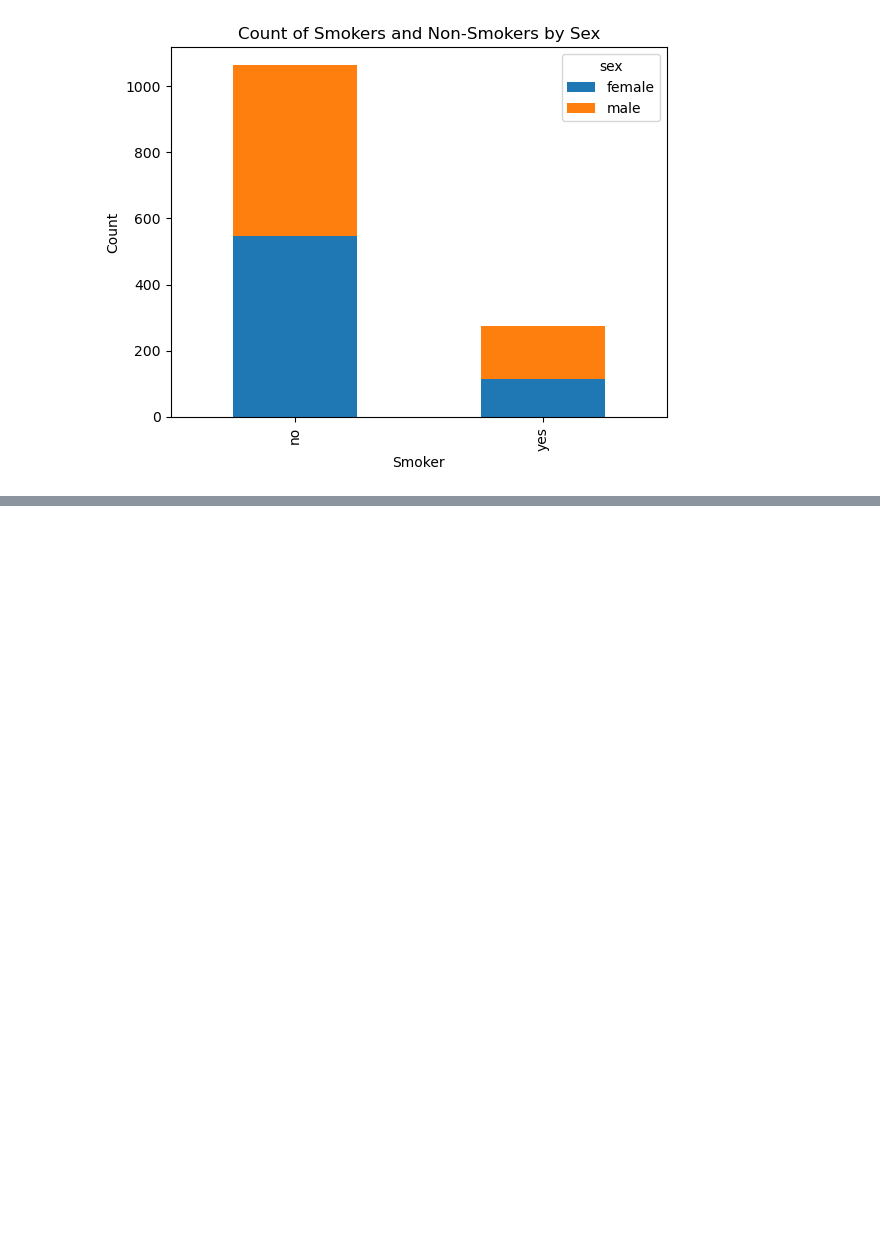
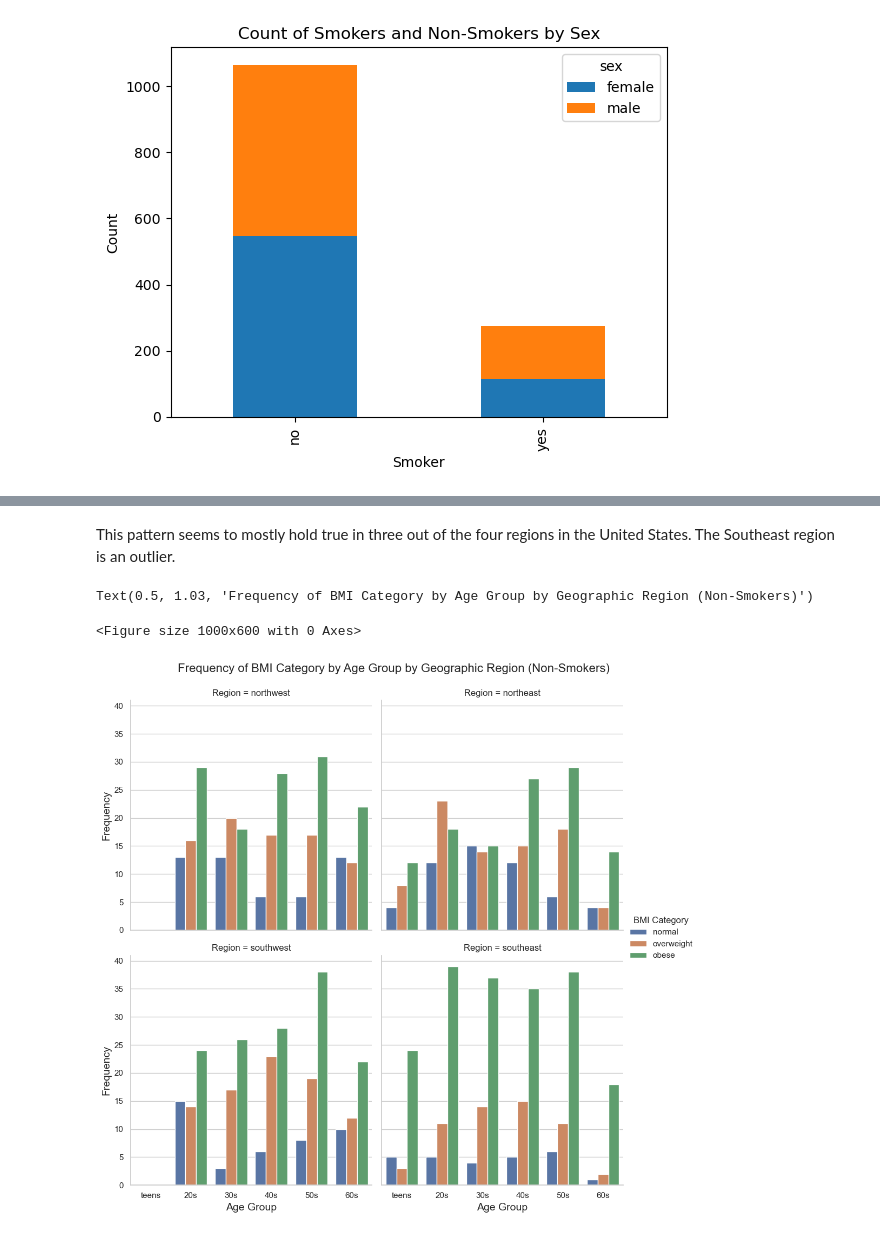
Before and after one commit to ubco-W2022T2-data301/project-group-group10, a Jupyter notebook: analysis/analysis1.ipynb, the cells around one changed output, grey strips where cells are left out. Cells and saved outputs as stored; diff of their text form; code cells hidden in the pictures; blank space fills up the shorter version.

```diff
--- a/analysis/analysis1.ipynb
+++ b/analysis/analysis1.ipynb
@@ -325,0 +419,3 @@ plt.show()
+# %%
+dfdrop = df.drop(columns=['charges'])
+dfdrop.head(5)
@@ -325,0 +872,28 @@ plt.show()
+# %% [markdown]
+This pattern seems to mostly hold true in three out of the four regions in the United States.  The Southeast region is an outlier.
+# %%
+
+sns.set(style="whitegrid")
+plt.figure(figsize=(10, 6))
+smokers_df = filtered_df[filtered_df['Smoker'] == 'no']
+age_order = ['teens', '20s', '30s', '40s', '50s', '60s']
+bmi_order = ['normal', 'overweight', 'obese']
+region_order = ['northwest', 'northeast', 'southwest', 'southeast']
+
+plot = sns.catplot(x='Age Group',
+                   hue='BMI Category',
+                   data=smokers_df,
+                   kind='count',
+                   order=age_order,
+                   hue_order=bmi_order,
+                   col='Region',
+                   col_order=region_order,
+                   col_wrap=2)
+
+plot.set_xlabels('Age Group', fontsize=14)
+plot.set_ylabels('Frequency', fontsize=14)
+plot.fig.suptitle('Frequency of BMI Category by Age Group by Geographic Region (Non-Smokers)', fontsize=16, y=1.03)
+# %% [output]
+Text(0.5, 1.03, 'Frequency of BMI Category by Age Group by Geographic Region (Non-Smokers)')
+<Figure size 1000x600 with 0 Axes>
+[figure, added]
```
Also changed, not shown: parts of 74 cells of this notebook, 4 other files.
